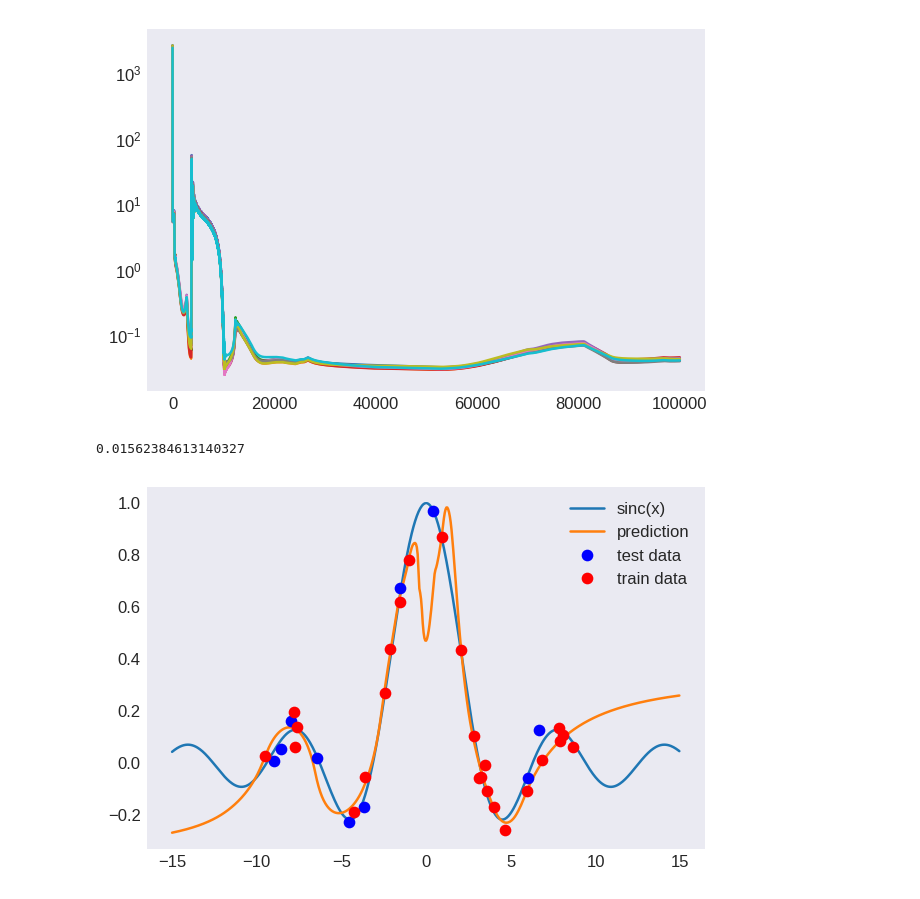
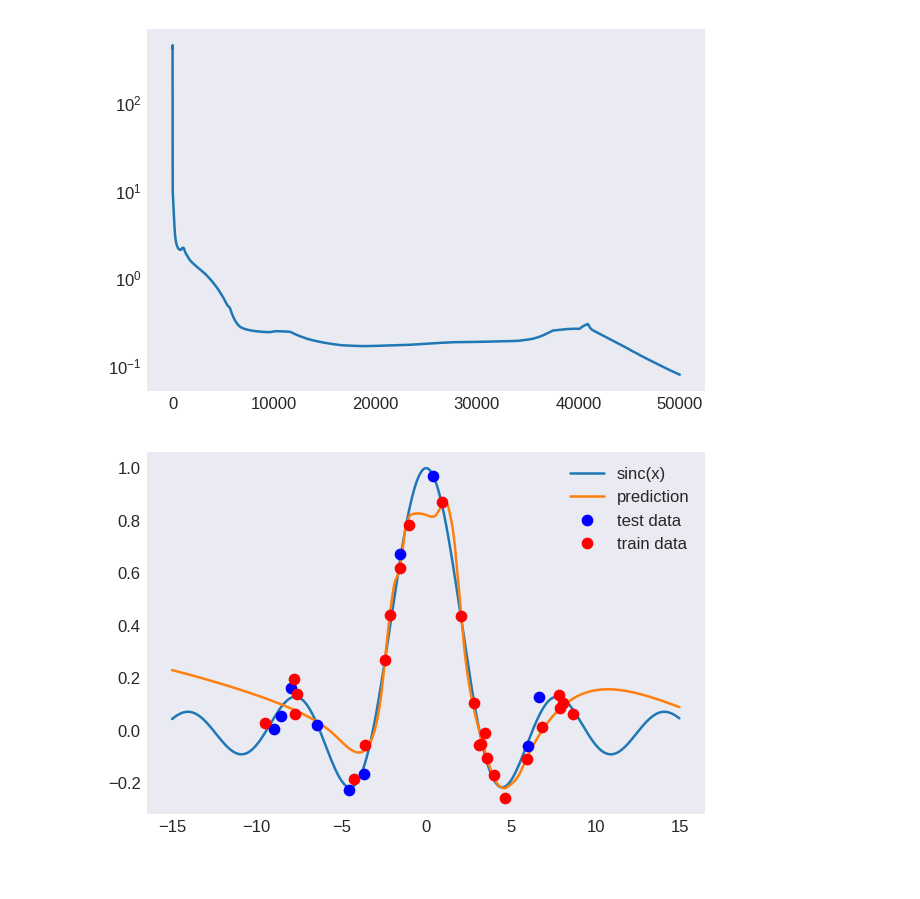
Before and after one commit to wimmerth/neuralnetworkfromscratch, a Jupyter notebook: ass7.ipynb, the cells around one changed output. Drawn from its saved outputs; the diff is of its cells as text; code cells hidden in the pictures.

```diff
--- a/ass7.ipynb
+++ b/ass7.ipynb
@@ -12,15 +12,9 @@ df_train = pd.read_table("sincTrain25.dt",header=None, delimiter=" ")
 x_train = df_train[0].to_numpy()
 y_train = df_train[1].to_numpy()
 
-x = np.reshape(x_train, (-1,1)).T
-y = np.reshape(y_train,(-1,1)).T
-
 df_test = pd.read_table("sincValidate10.dt",header=None,delimiter=" ")
-x_test2 = df_test[0].to_numpy()
-y_test2 = df_test[1].to_numpy()
-
-x_test = np.reshape(x_test2, (-1,1)).T
-y_test = np.reshape(y_test2, (-1,1)).T
+x_test = df_test[0].to_numpy()
+y_test = df_test[1].to_numpy()
 
 nn2 = NeuralRegressionNetwork(no_of_neurons=[10,10,10])
-ls2, es, gs = nn2.train(x,y,"test",0.001,x_val=x_test,y_val=y_test)
+ls2, es, gs = nn2.train(x_train,y_train,"test",0.0001,x_val=x_test,y_val=y_test)
@@ -39,26 +35,21 @@ ax.set_yscale('log')
 ax.plot(range(len(gs)),gs)
 fig.savefig('prediction-01-g.jpg')
 # %% [output]
-[figure, old version]
+[figure, new version]
-# %%
-_, a_s = nn2.feedForward(x_test)
-print(mean_squared_error(y_test, a_s[len(a_s) - 1]))
-# %% [output]
-0.01562384613140327
 # %%
 x_test3 = range(-1500,1500,5)
 x = np.reshape(np.array(x_test3)/100, (-1,1)).T
 _, a_s = nn2.feedForward(x)
 y_pred = np.reshape(a_s[len(a_s) - 1], -1)
 y_real = np.sin(np.array(x_test3)/100)/(np.array(x_test3)/100)
 
 fig, ax = plt.subplots(dpi=120)
 ax.plot(np.array(x_test3)/100, y_real, label='sinc(x)')
 ax.plot(np.array(x_test3)/100, y_pred, label='prediction')
-ax.plot(x_test2, y_test2, 'bo', label='test data')
+ax.plot(x_test, y_test, 'bo', label='test data')
 ax.plot(x_train, y_train, 'ro', label='train data')
 ax.plot()
 ax.legend()
 fig.savefig("prediction-01.jpg")
 # %% [output]
-[figure, old version]
+[figure, new version]
```
Also changed, not shown: parts of 2 cells of this notebook, 1 other file.
